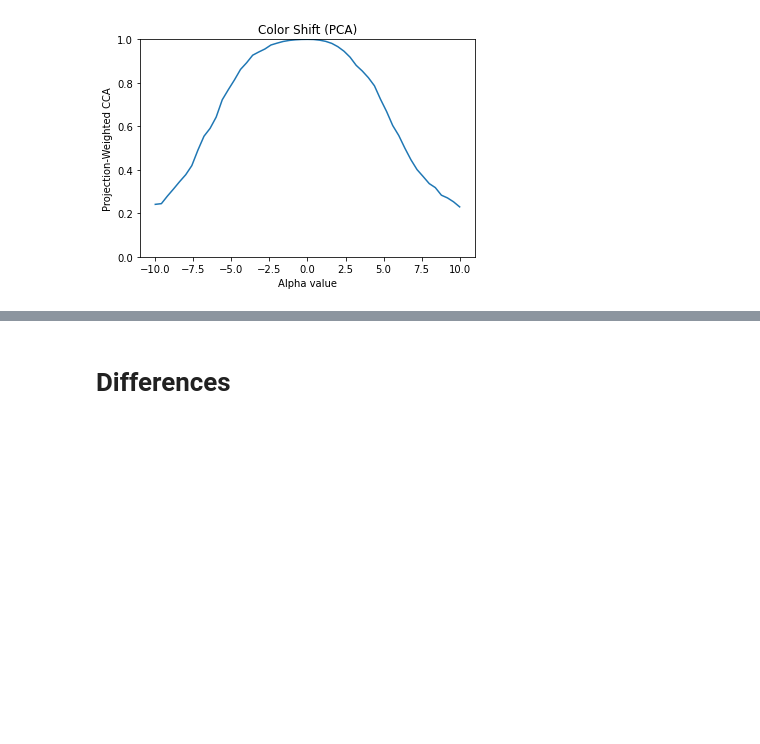
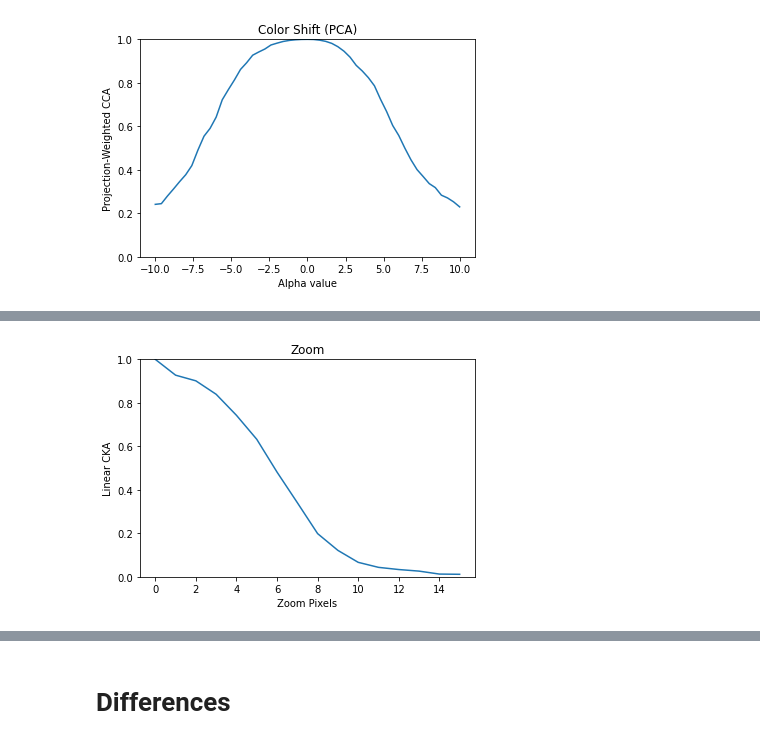
Before and after one commit to VandyCatLab/modelzoo, a Jupyter notebook: notebooks/MasterbookJason.ipynb, the cells around one changed output, grey strips where cells are left out. Cells and saved outputs as stored; diff of their text form; code cells hidden in the pictures; blank space fills up the shorter version.

```diff
--- a/notebooks/MasterbookJason.ipynb
+++ b/notebooks/MasterbookJason.ipynb
@@ -288,0 +341,14 @@ plt.show()
+# %%
+zoomCKAPath = '../outputs/masterOutput/baseline/zoomCKAPath.npy'
+if os.path.exists(zoomCKAPath):
+    print('Loading zoom CKA results')
+    zoomCKA = np.load(zoomCKAPath)
+else:
+    print('Doing zoom CKA')
+    zoomCKA = baseline.transform_baseline('zoom',
+                                            model, modelOutputIndex,
+                                            analysis.do_linearCKA,
+                                            analysis.preprocess_cka)
+    np.save(zoomCKAPath, zoomCKA)
+
+zoomCKA = np.nan_to_num(zoomCKA)
@@ -288,0 +373,9 @@ plt.show()
+# %%
+plt.plot(zoomCKA)
+plt.xlabel('Zoom Pixels')
+plt.ylabel('Linear CKA')
+plt.ylim(0, 1)
+plt.title('Zoom')
+plt.show()
+# %% [output]
+[figure, added]
```
Also changed, not shown: parts of 7 cells of this notebook.
